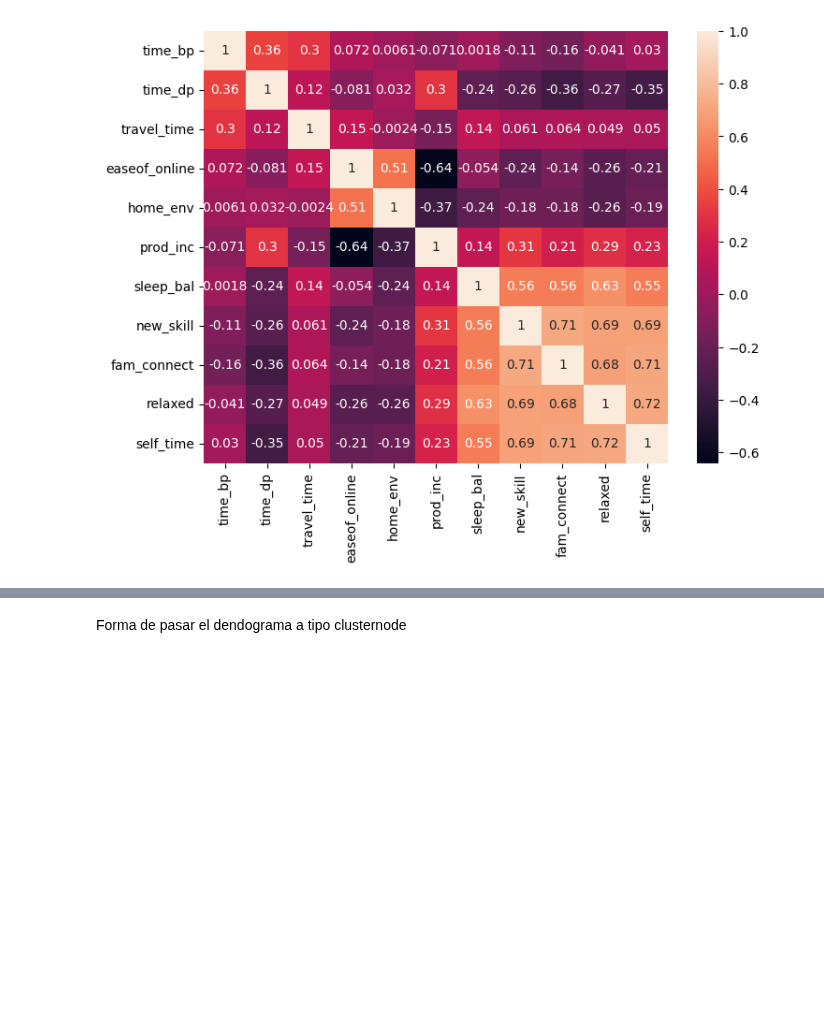
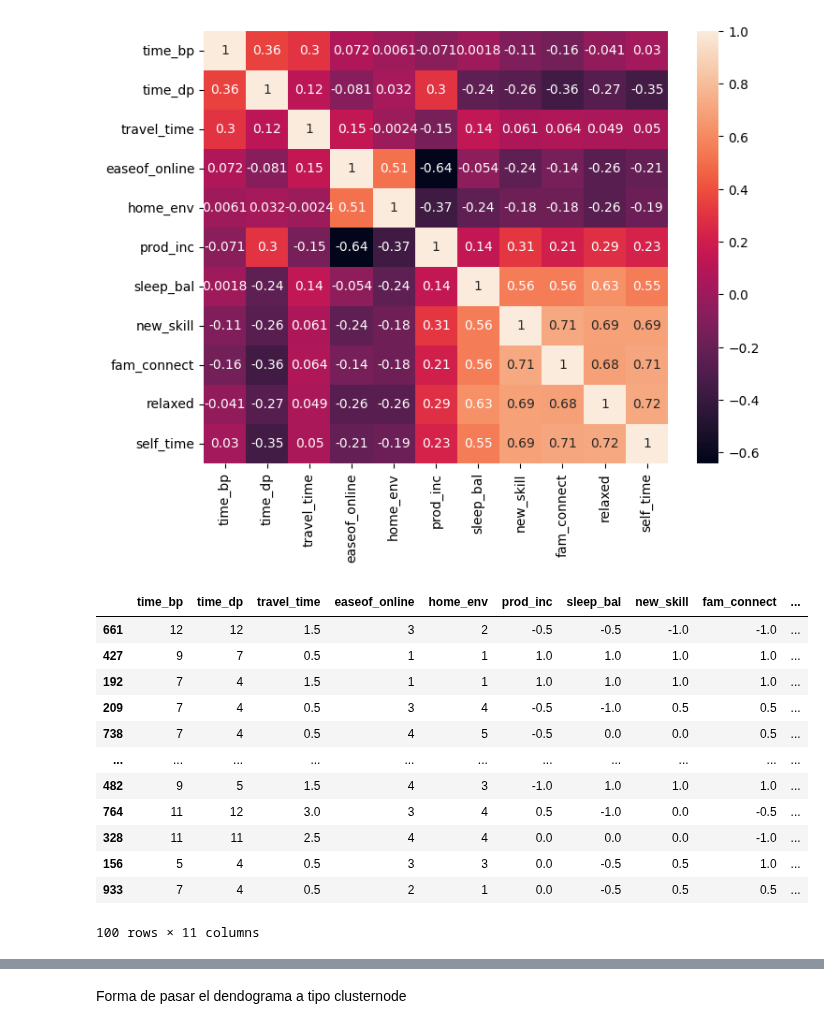
Before and after one commit to Gennifer2001/tesis, a Jupyter notebook: Tésisjeje2_0.ipynb, the cells around one changed output, grey strips where cells are left out. Drawn from its saved outputs; the diff is of its cells as text; code cells hidden in the pictures; blank space fills up the shorter version.

```diff
--- a/Tésisjeje2_0.ipynb
+++ b/Tésisjeje2_0.ipynb
@@ -91,4 +92,23 @@ sns.heatmap(corr_df, annot=True)
 plt.show()
 # %% [output]
 [figure]
+# %%
+seed = 42
+np.random.seed(seed)
+dfprueba = df.sample(n=100)
+dfprueba
+# %% [output]
+|  | time_bp | time_dp | travel_time | easeof_online | home_env | prod_inc | sleep_bal | new_skill | fam_connect | ... |
+| 661 | 12 | 12 | 1.5 | 3 | 2 | -0.5 | -0.5 | -1.0 | -1.0 | ... |
+| 427 | 9 | 7 | 0.5 | 1 | 1 | 1.0 | 1.0 | 1.0 | 1.0 | ... |
+| 192 | 7 | 4 | 1.5 | 1 | 1 | 1.0 | 1.0 | 1.0 | 1.0 | ... |
+| 209 | 7 | 4 | 0.5 | 3 | 4 | -0.5 | -1.0 | 0.5 | 0.5 | ... |
+| 738 | 7 | 4 | 0.5 | 4 | 5 | -0.5 | 0.0 | 0.0 | 0.5 | ... |
+| ... | ... | ... | ... | ... | ... | ... | ... | ... | ... | ... |
+| 482 | 9 | 5 | 1.5 | 4 | 3 | -1.0 | 1.0 | 1.0 | 1.0 | ... |
+| 764 | 11 | 12 | 3.0 | 3 | 4 | 0.5 | -1.0 | 0.0 | -0.5 | ... |
+| 328 | 11 | 11 | 2.5 | 4 | 4 | 0.0 | 0.0 | 0.0 | -1.0 | ... |
+| 156 | 5 | 4 | 0.5 | 3 | 3 | 0.0 | -0.5 | 0.5 | 1.0 | ... |
+| 933 | 7 | 4 | 0.5 | 2 | 1 | 0.0 | -0.5 | 0.5 | 0.5 | ... |
+100 rows × 11 columns
 # %%
```
Also changed, not shown: parts of 11 cells of this notebook.
